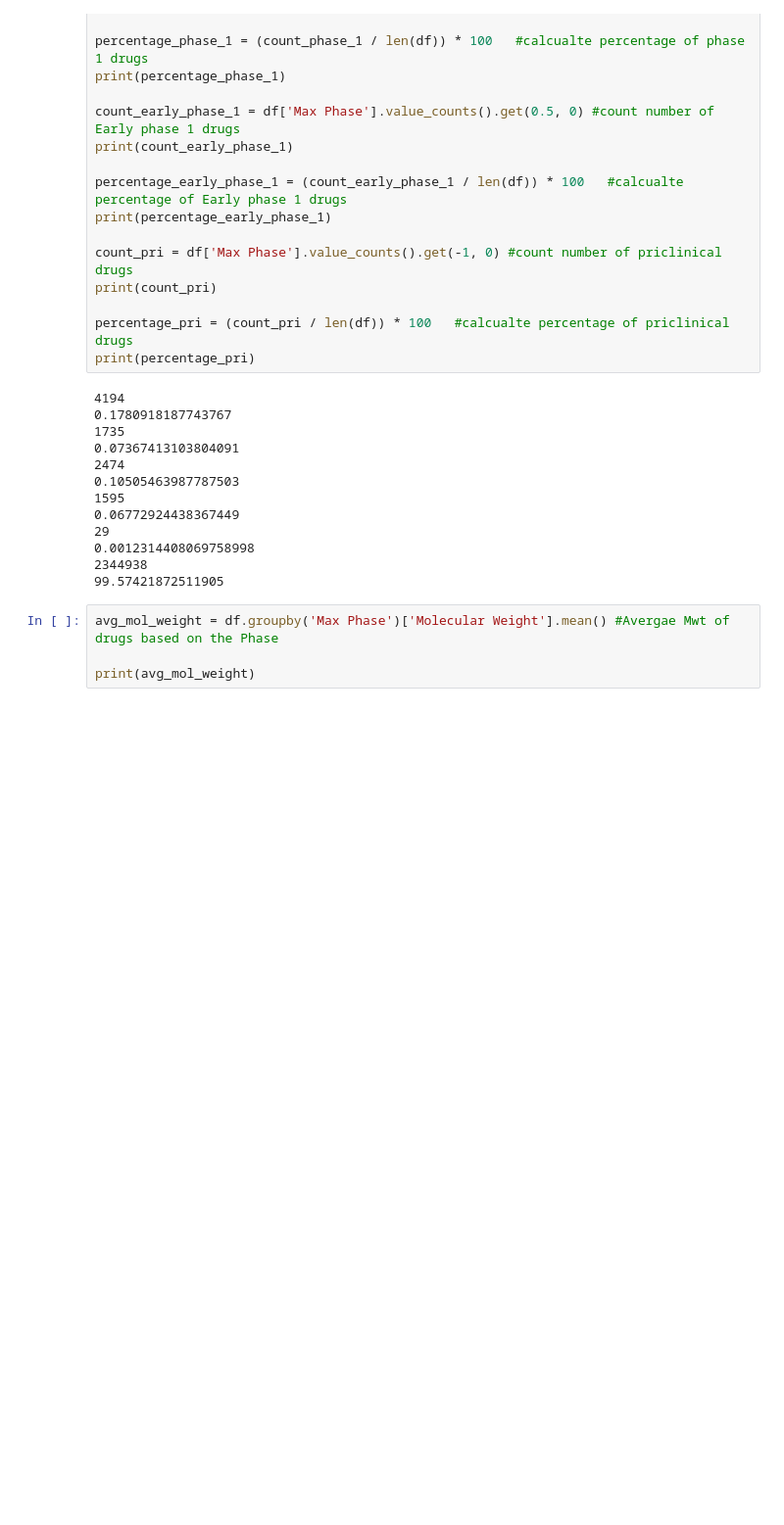
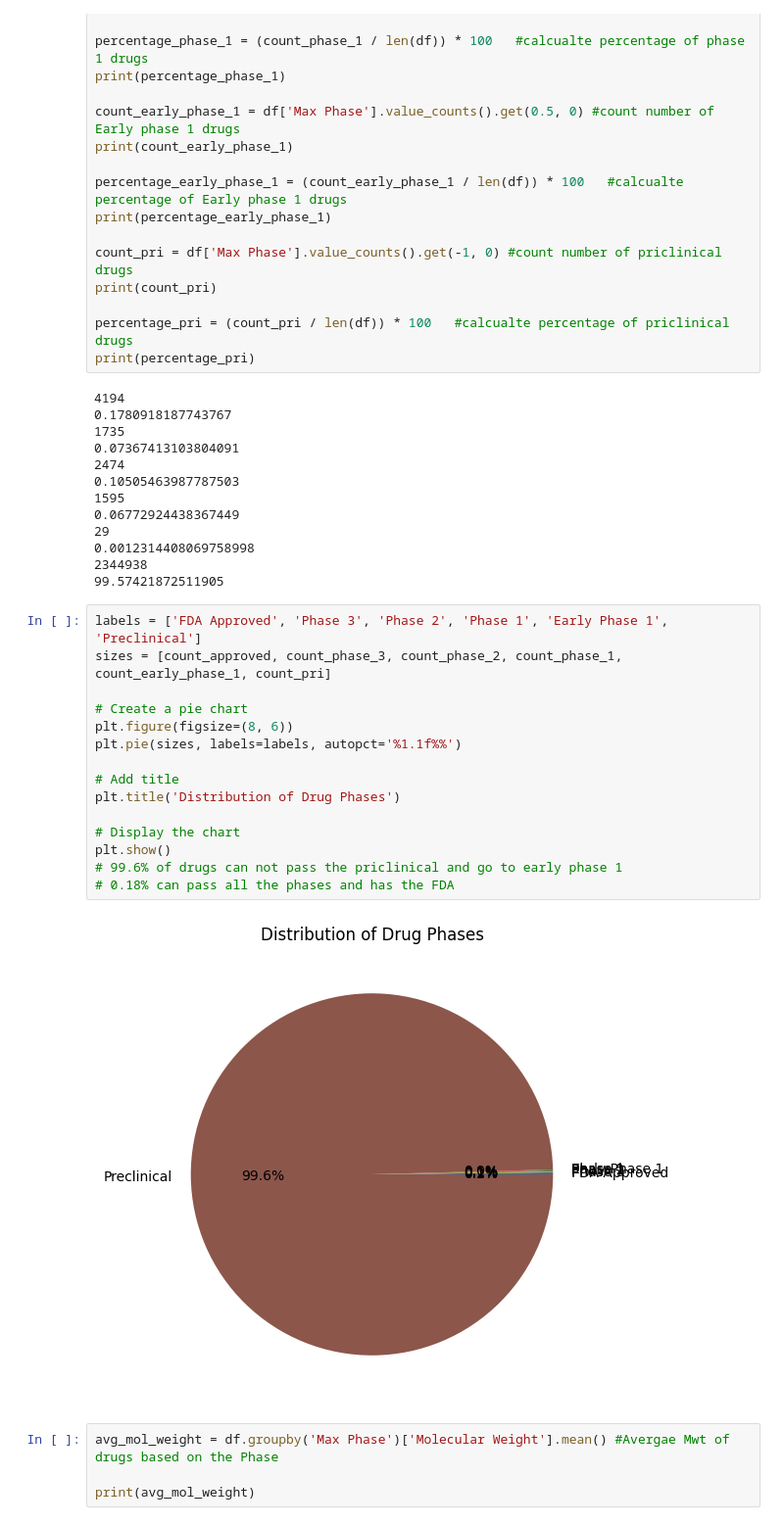
Before and after one commit to Ahmedelmaamounamin/Drugs, a Jupyter notebook: drugs.ipynb, the cells around one changed output. Shown: that part at 98% size. Saved outputs shown, nothing was run; the diff lists cells and outputs as text; blank space fills up the shorter version.

```diff
--- a/drugs.ipynb
+++ b/drugs.ipynb
@@ -83,6 +102,23 @@ print(percentage_pri)
 0.0012314408069758998
 2344938
 99.57421872511905
+# %%
+labels = ['FDA Approved', 'Phase 3', 'Phase 2', 'Phase 1', 'Early Phase 1', 'Preclinical']
+sizes = [count_approved, count_phase_3, count_phase_2, count_phase_1, count_early_phase_1, count_pri]
+
+# Create a pie chart
+plt.figure(figsize=(8, 6))
+plt.pie(sizes, labels=labels, autopct='%1.1f%%')
+
+# Add title
+plt.title('Distribution of Drug Phases')
+
+# Display the chart
+plt.show()
+# 99.6% of drugs can not pass the priclinical and go to early phase 1
+# 0.18% can pass all the phases and has the FDA
+# %% [output]
+[figure, added]
 # %%
 avg_mol_weight = df.groupby('Max Phase')['Molecular Weight'].mean() #Avergae Mwt of drugs based on the Phase
 
```
Also changed, not shown: parts of 13 cells of this notebook.
